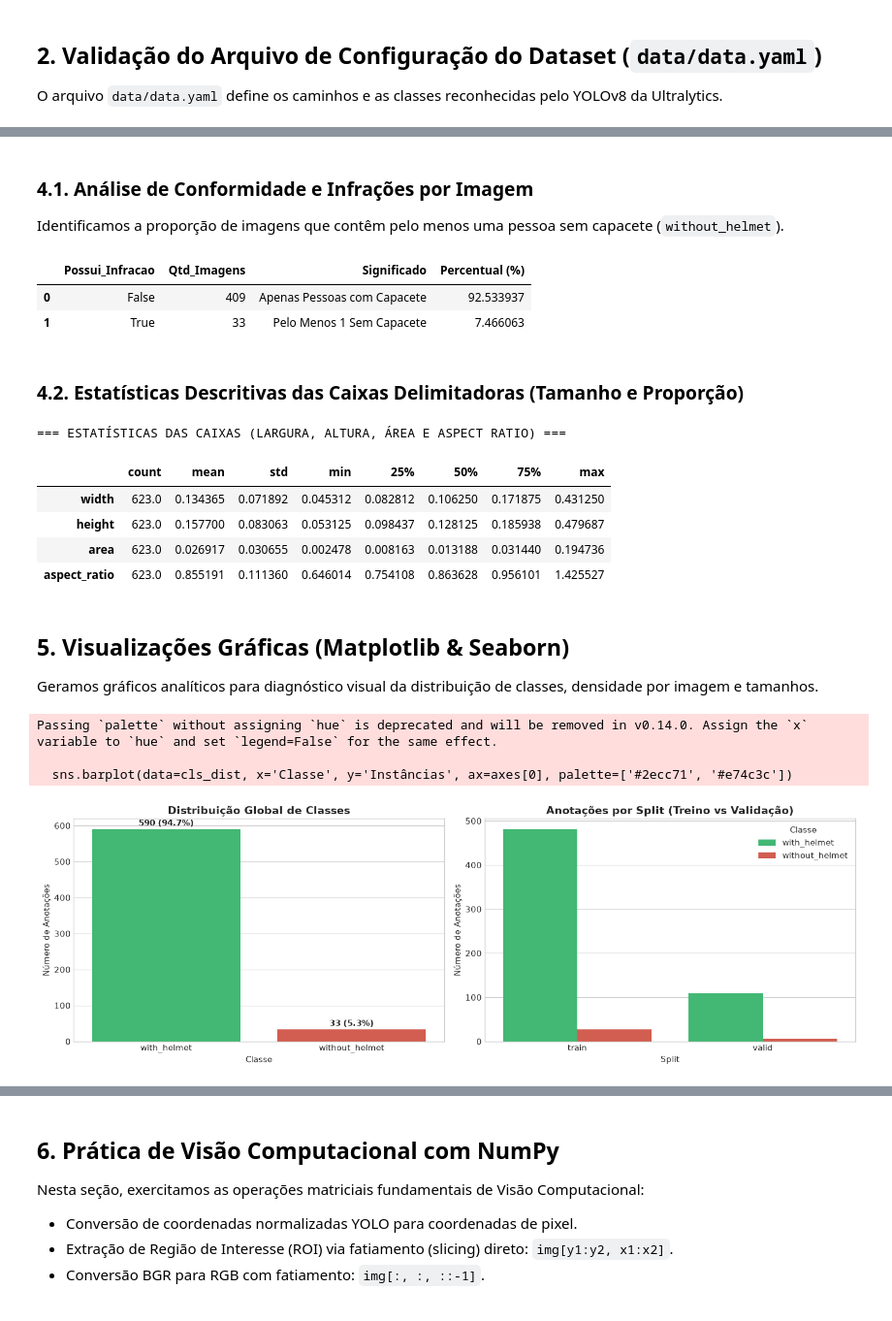
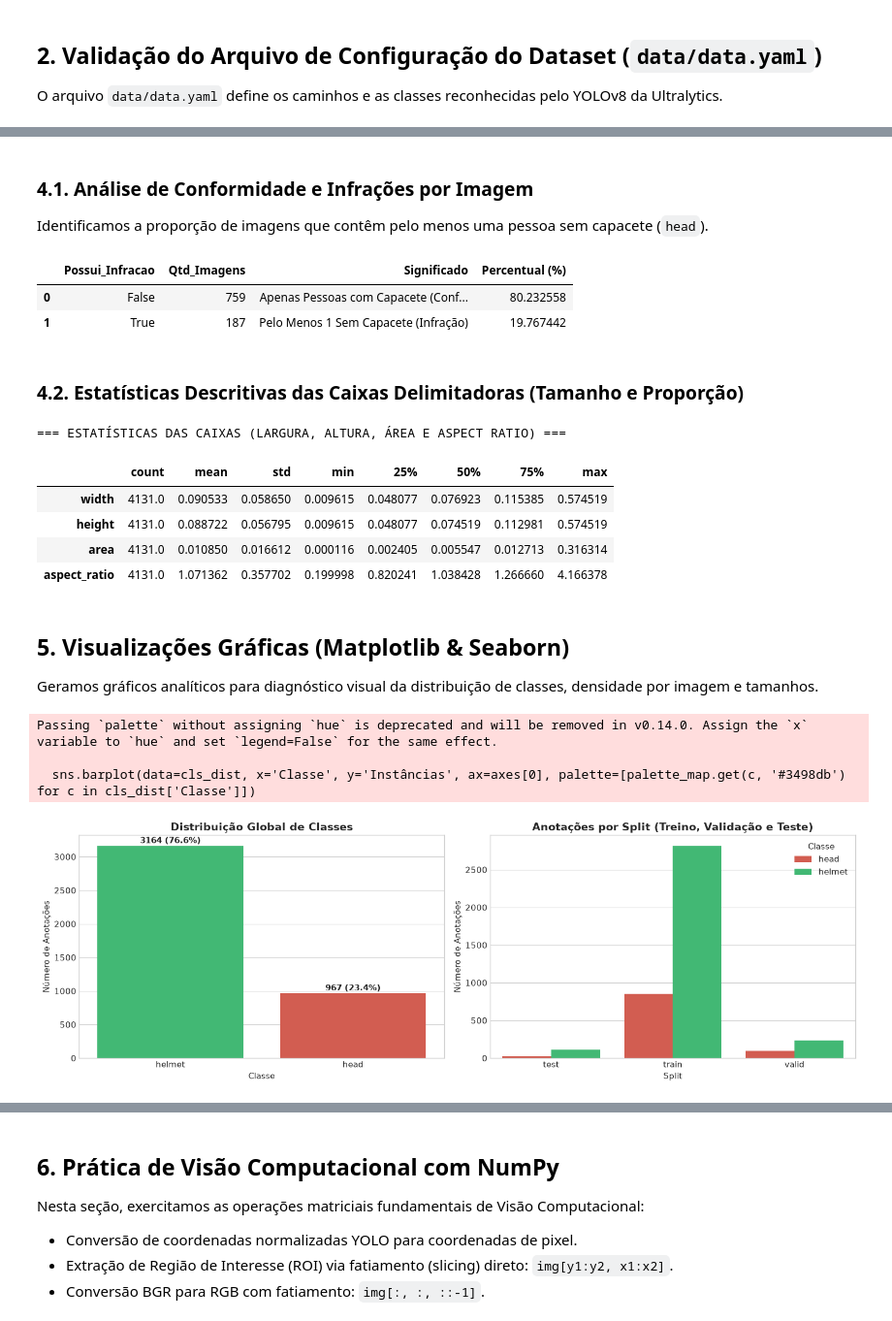
Before and after one commit to carloshfgit/epi_finder, a Jupyter notebook: notebooks/01_eda_dataset.ipynb, the cells around one changed output, grey strips where cells are left out. Shown at 97% size. Drawn from its saved outputs; the diff is of its cells as text; code cells hidden in the pictures.

```diff
--- a/notebooks/01_eda_dataset.ipynb
+++ b/notebooks/01_eda_dataset.ipynb
@@ -102,8 +102,8 @@ for split in ['train', 'valid', 'test']:
         with open(lf, 'r', encoding='utf-8') as f:
             lines = [l.strip() for l in f if l.strip()]
 
-        wh_count = 0
-        woh_count = 0
+        head_count = 0
+        helmet_count = 0
 
         for line in lines:
             tokens = line.split()
@@ -111,9 +111,9 @@ for split in ['train', 'valid', 'test']:
             xc, yc, w, h = map(float, tokens[1:5])
 
             if cls_id == 0:
-                wh_count += 1
+                head_count += 1
             elif cls_id == 1:
-                woh_count += 1
+                helmet_count += 1
 
             anno_rows.append({
                 'split': split,
@@ -134,9 +134,9 @@ for split in ['train', 'valid', 'test']:
             'image_name': Path(matched_img).name if matched_img else base_stem,
             'image_path': matched_img,
             'total_boxes': len(lines),
-            'with_helmet': wh_count,
-            'without_helmet': woh_count,
-            'has_infraction': woh_count > 0
+            'head': head_count,
+            'helmet': helmet_count,
+            'has_infraction': head_count > 0
         })
 
 df_annotations = pd.DataFrame(anno_rows)
@@ -189,15 +191,15 @@ display(split_cls_table)
 # %% [markdown]
 ### 4.1. Análise de Conformidade e Infrações por Imagem
-Identificamos a proporção de imagens que contêm pelo menos uma pessoa sem capacete (`without_helmet`).
+Identificamos a proporção de imagens que contêm pelo menos uma pessoa sem capacete (`head`).
 # %%
 infr_summary = df_images['has_infraction'].value_counts().rename_axis('Possui_Infracao').reset_index(name='Qtd_Imagens')
-infr_summary['Significado'] = infr_summary['Possui_Infracao'].map({False: 'Apenas Pessoas com Capacete', True: 'Pelo Menos 1 Sem Capacete'})
+infr_summary['Significado'] = infr_summary['Possui_Infracao'].map({False: 'Apenas Pessoas com Capacete (Conforme)', True: 'Pelo Menos 1 Sem Capacete (Infração)'})
 infr_summary['Percentual (%)'] = (infr_summary['Qtd_Imagens'] / len(df_images)) * 100
 display(infr_summary)
 # %% [output]
 |  | Possui_Infracao | Qtd_Imagens | Significado | Percentual (%) |
-| 0 | False | 409 | Apenas Pessoas com Capacete | 92.533937 |
-| 1 | True | 33 | Pelo Menos 1 Sem Capacete | 7.466063 |
+| 0 | False | 759 | Apenas Pessoas com Capacete (Conf... | 80.232558 |
+| 1 | True | 187 | Pelo Menos 1 Sem Capacete (Infração) | 19.767442 |
 # %% [markdown]
 ### 4.2. Estatísticas Descritivas das Caixas Delimitadoras (Tamanho e Proporção)
 # %%
@@ -206,38 +208,39 @@ display(df_annotations[['width', 'height', 'area', 'aspect_ratio']].describe().T
 # %% [output]
 === ESTATÍSTICAS DAS CAIXAS (LARGURA, ALTURA, ÁREA E ASPECT RATIO) ===
 |  | count | mean | std | min | 25% | 50% | 75% | max |
-| width | 623.0 | 0.134365 | 0.071892 | 0.045312 | 0.082812 | 0.106250 | 0.171875 | 0.431250 |
-| height | 623.0 | 0.157700 | 0.083063 | 0.053125 | 0.098437 | 0.128125 | 0.185938 | 0.479687 |
-| area | 623.0 | 0.026917 | 0.030655 | 0.002478 | 0.008163 | 0.013188 | 0.031440 | 0.194736 |
-| aspect_ratio | 623.0 | 0.855191 | 0.111360 | 0.646014 | 0.754108 | 0.863628 | 0.956101 | 1.425527 |
+| width | 4131.0 | 0.090533 | 0.058650 | 0.009615 | 0.048077 | 0.076923 | 0.115385 | 0.574519 |
+| height | 4131.0 | 0.088722 | 0.056795 | 0.009615 | 0.048077 | 0.074519 | 0.112981 | 0.574519 |
+| area | 4131.0 | 0.010850 | 0.016612 | 0.000116 | 0.002405 | 0.005547 | 0.012713 | 0.316314 |
+| aspect_ratio | 4131.0 | 1.071362 | 0.357702 | 0.199998 | 0.820241 | 1.038428 | 1.266660 | 4.166378 |
 # %% [markdown]
 ## 5. Visualizações Gráficas (Matplotlib & Seaborn)
 Geramos gráficos analíticos para diagnóstico visual da distribuição de classes, densidade por imagem e tamanhos.
 # %%
 fig, axes = plt.subplots(1, 2, figsize=(15, 5))
 
-# 1. Contagem Geral de Classes
-sns.barplot(data=cls_dist, x='Classe', y='Instâncias', ax=axes[0], palette=['#2ecc71', '#e74c3c'])
+# 1. Contagem Geral de Classes (head: vermelho, helmet: verde)
+palette_map = {'head': '#e74c3c', 'helmet': '#2ecc71'}
+sns.barplot(data=cls_dist, x='Classe', y='Instâncias', ax=axes[0], palette=[palette_map.get(c, '#3498db') for c in cls_dist['Classe']])
 axes[0].set_title('Distribuição Global de Classes', fontsize=14, fontweight='bold')
 axes[0].set_ylabel('Número de Anotações')
 for idx, row in cls_dist.iterrows():
-    axes[0].text(idx, row['Instâncias'] + 10, f"{row['Instâncias']} ({row['Percentual (%)']:.1f}%)", ha='center', fontweight='bold')
+    axes[0].text(idx, row['Instâncias'] + 40, f"{row['Instâncias']} ({row['Percentual (%)']:.1f}%)", ha='center', fontweight='bold')
 
 # 2. Distribuição por Split
 split_plot_df = df_annotations.groupby(['split', 'class_name']).size().reset_index(name='contagem')
-sns.barplot(data=split_plot_df, x='split', y='contagem', hue='class_name', ax=axes[1], palette=['#2ecc71', '#e74c3c'])
-axes[1].set_title('Anotações por Split (Treino vs Validação)', fontsize=14, fontweight='bold')
+sns.barplot(data=split_plot_df, x='split', y='contagem', hue='class_name', ax=axes[1], palette={'head': '#e74c3c', 'helmet': '#2ecc71'})
+axes[1].set_title('Anotações por Split (Treino, Validação e Teste)', fontsize=14, fontweight='bold')
 axes[1].set_ylabel('Número de Anotações')
 axes[1].set_xlabel('Split')
 axes[1].legend(title='Classe')
 
 plt.tight_layout()
 plt.show()
 # %% [output]
 Passing `palette` without assigning `hue` is deprecated and will be removed in v0.14.0. Assign the `x` variable to `hue` and set `legend=False` for the same effect.
 
-  sns.barplot(data=cls_dist, x='Classe', y='Instâncias', ax=axes[0], palette=['#2ecc71', '#e74c3c'])
+  sns.barplot(data=cls_dist, x='Classe', y='Instâncias', ax=axes[0], palette=[palette_map.get(c, '#3498db') for c in cls_dist['Classe']])
-[figure, old version]
+[figure, new version]
 # %%
 fig, axes = plt.subplots(1, 2, figsize=(15, 5))
 
```
Also changed, not shown: parts of 13 cells of this notebook, 3 other files.
